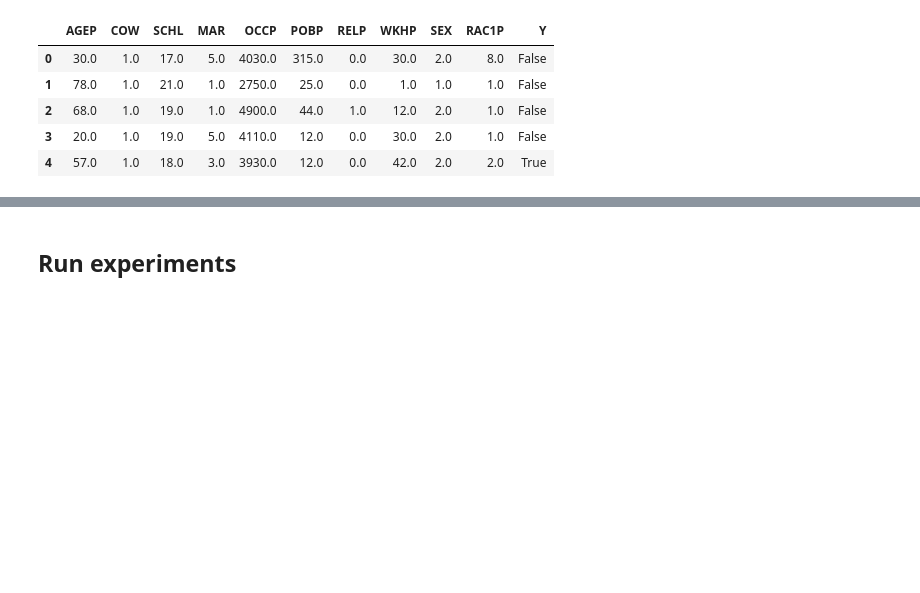
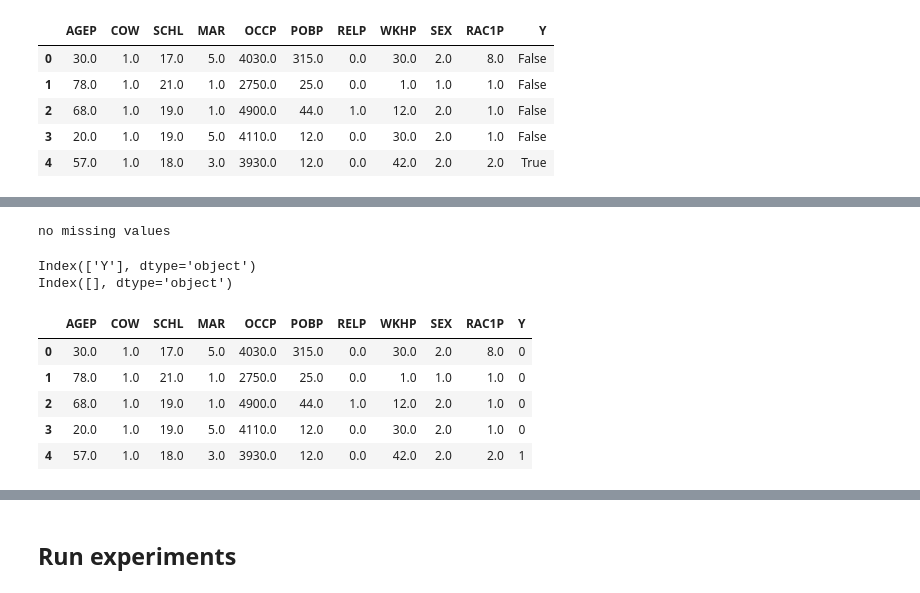
Before and after one commit to cc-jalvarez/weighted-pdp, a Jupyter notebook: src/lar_sec4.ipynb, the cells around one changed output, grey strips where cells are left out. Cells and saved outputs as stored; diff of their text form; code cells hidden in the pictures; blank space fills up the shorter version.

```diff
--- a/src/lar_sec4.ipynb
+++ b/src/lar_sec4.ipynb
@@ -100,0 +112,34 @@ df.describe()
+# %%
+# missing values?
+if df[df.isna().any(axis=1)].shape[0] > 0:
+    # replace missings with mode
+    for c in df.columns[df.isnull().any()]:
+        df[c].fillna(df[c].mode()[0], inplace=True)
+else:
+    print('no missing values')
+# %% [output]
+no missing values
+# %%
+# TODO: not fully convinced on the treatment of ordinal vs categorical vars here!
+# check with Salvatore; also: https://machinelearningmastery.com/one-hot-encoding-for-categorical-data/
+
+# Check which variables are not numeric
+print(df.select_dtypes(exclude = np.number).columns)
+
+df['Y'] = df['Y'].map({False: 0, True: 1})
+# df['SEX'] = df['SEX'].map({2: 'Female', 1: 'Male'})
+# df['RAC1P'] = df['RAC1P'].ma({1: 'White', 2: 'Black', 3: 'Native', 4: 'Native', 5: 'Native', 6: 'Asian', 7: 'Islander', 8: 'Other', 9: 'Mixed'})
+
+# Check which variables are not numeric
+print(df.select_dtypes(exclude = np.number).columns)
+
+df.head(5)
+# %% [output]
+Index(['Y'], dtype='object')
+Index([], dtype='object')
+|  | AGEP | COW | SCHL | MAR | OCCP | POBP | RELP | WKHP | SEX | RAC1P | Y |
+| 0 | 30.0 | 1.0 | 17.0 | 5.0 | 4030.0 | 315.0 | 0.0 | 30.0 | 2.0 | 8.0 | 0 |
+| 1 | 78.0 | 1.0 | 21.0 | 1.0 | 2750.0 | 25.0 | 0.0 | 1.0 | 1.0 | 1.0 | 0 |
+| 2 | 68.0 | 1.0 | 19.0 | 1.0 | 4900.0 | 44.0 | 1.0 | 12.0 | 2.0 | 1.0 | 0 |
+| 3 | 20.0 | 1.0 | 19.0 | 5.0 | 4110.0 | 12.0 | 0.0 | 30.0 | 2.0 | 1.0 | 0 |
+| 4 | 57.0 | 1.0 | 18.0 | 3.0 | 3930.0 | 12.0 | 0.0 | 42.0 | 2.0 | 2.0 | 1 |
```
Also changed, not shown: parts of 9 cells of this notebook.
